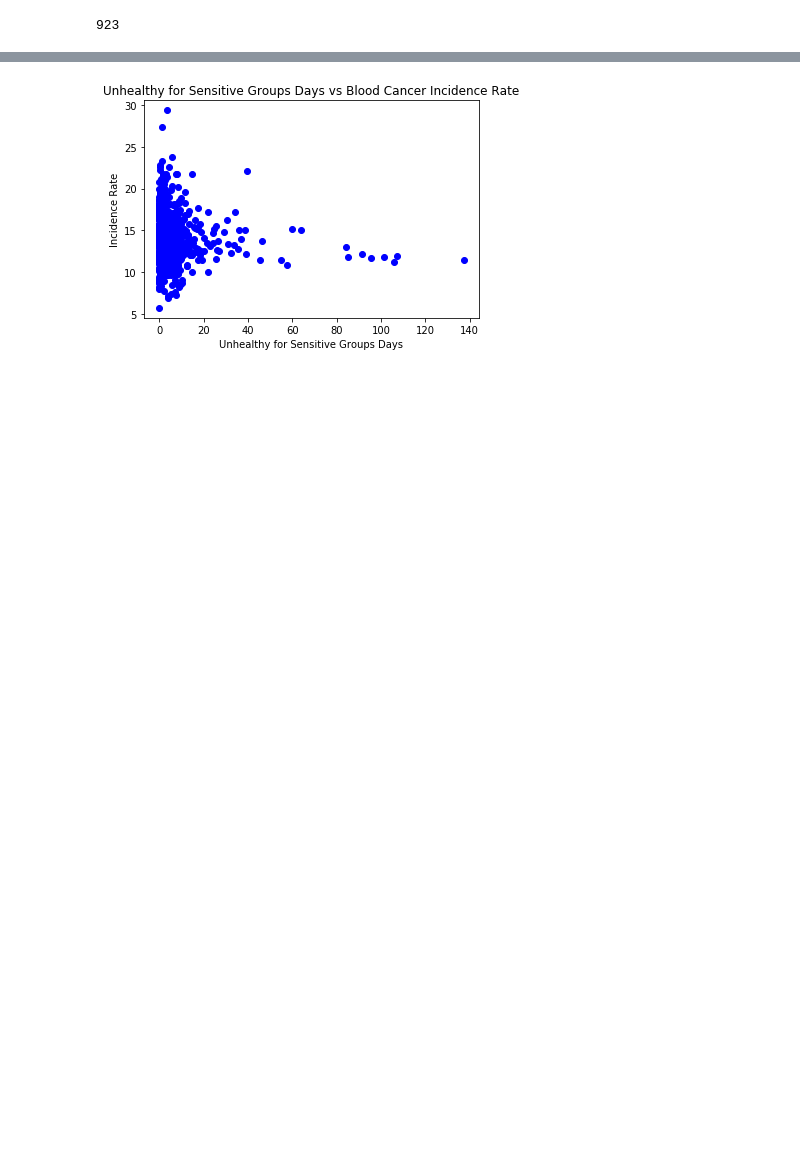
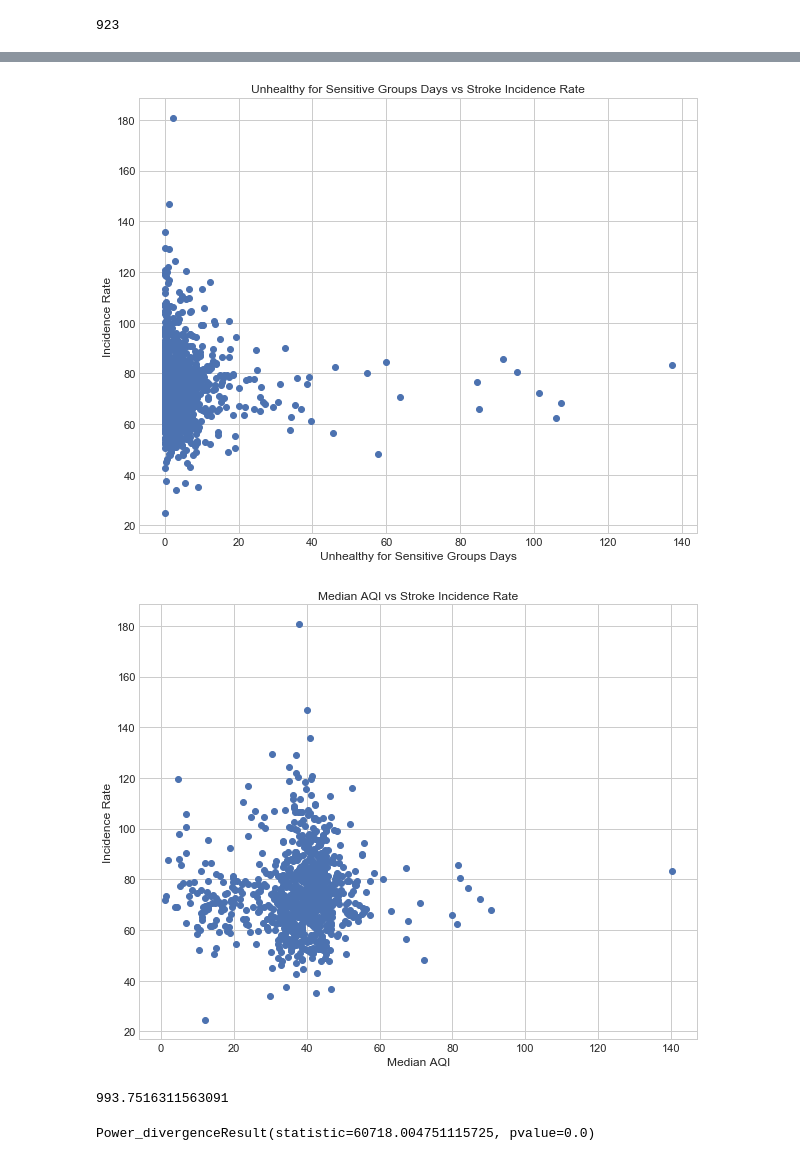
Before and after one commit to PetraLee2019/The-Effect-of-Air-Pollution-and-Smoking-on-Cancer-and-Stroke-Incidence-Rates, a Jupyter notebook: PS_updated_cancer_pollution.ipynb, the cells around one changed output, grey strips where cells are left out. Saved outputs shown, nothing was run; the diff lists cells and outputs as text; code cells hidden in the pictures; blank space fills up the shorter version.

```diff
--- a/PS_updated_cancer_pollution.ipynb
+++ b/PS_updated_cancer_pollution.ipynb
@@ -263,3 +263,12 @@ final_df.corr()
 | Skin_IR | -0.007448 | 0.053899 | -0.080297 | -0.050470 | -0.013838 | 0.000912 | ... |
 | Lung_IR | -0.121054 | 0.009732 | -0.158842 | -0.186755 | -0.125875 | -0.164551 | ... |
 | Blood_IR | -0.026966 | 0.077670 | -0.129362 | -0.083977 | -0.059583 | -0.019525 | ... |
+# %%
+sns.set()
+IPython_default = plt.rcParams.copy()
+rcParams['figure.figsize'] = 10, 8
+plt.rc('lines', linewidth=1)
+plt.style.use('seaborn-whitegrid')
+g = sns.PairGrid(final_df, palette='RdBu_r')
+g.map(plt.scatter, alpha=0.8)
+g.add_legend();
@@ -265,0 +277,4 @@ final_df.corr()
+# %%
+df_stroke = pd.read_csv("Stroke Data Merge.csv", encoding = 'ISO-8859-1')
+final_df = pd.merge(final_df, df_stroke, on='County')
+final_df
@@ -266,8 +300,30 @@ final_df.corr()
 # %%
-plt.plot(final_df["Unhealthy for Sensitive Groups Days"].astype("float"), final_df["Blood_IR"].astype("float"), "bo")
-plt.title("Unhealthy for Sensitive Groups Days vs Blood Cancer Incidence Rate")
+
+plt.plot(final_df["Unhealthy for Sensitive Groups Days"].astype("float"), final_df["Stroke_IR"].astype("float"), "bo")
+plt.title("Unhealthy for Sensitive Groups Days vs Stroke Incidence Rate")
 plt.xlabel("Unhealthy for Sensitive Groups Days")
 plt.ylabel("Incidence Rate")
 plt.show()
+
+plt.plot(final_df["Median AQI"].astype("float"), final_df["Stroke_IR"].astype("float"), "bo")
+plt.title("Median AQI vs Stroke Incidence Rate")
+plt.xlabel("Median AQI")
+plt.ylabel("Incidence Rate")
+plt.show()
 # %% [output]
-[figure, old version]
+[figure, new version]
+[figure, added]
+# %%
+# With 923 rows, the degree of freedom is 923-1 = 922
+# With a p-value of 0.05, the confidence level is 1.00-0.05 = 0.95.
+critical_value = stats.chi2.ppf(q = 0.95, df = 922)
+
+# The critical value
+critical_value
+# %% [output]
+993.7516311563091
+# %%
+# Run the chi square test with stats.chisquare()
+stats.chisquare(final_df['Unhealthy for Sensitive Groups Days'], final_df['Stroke_IR'])
+# %% [output]
+Power_divergenceResult(statistic=60718.004751115725, pvalue=0.0)
```
Also changed, not shown: parts of 14 cells of this notebook, 1 other file.
